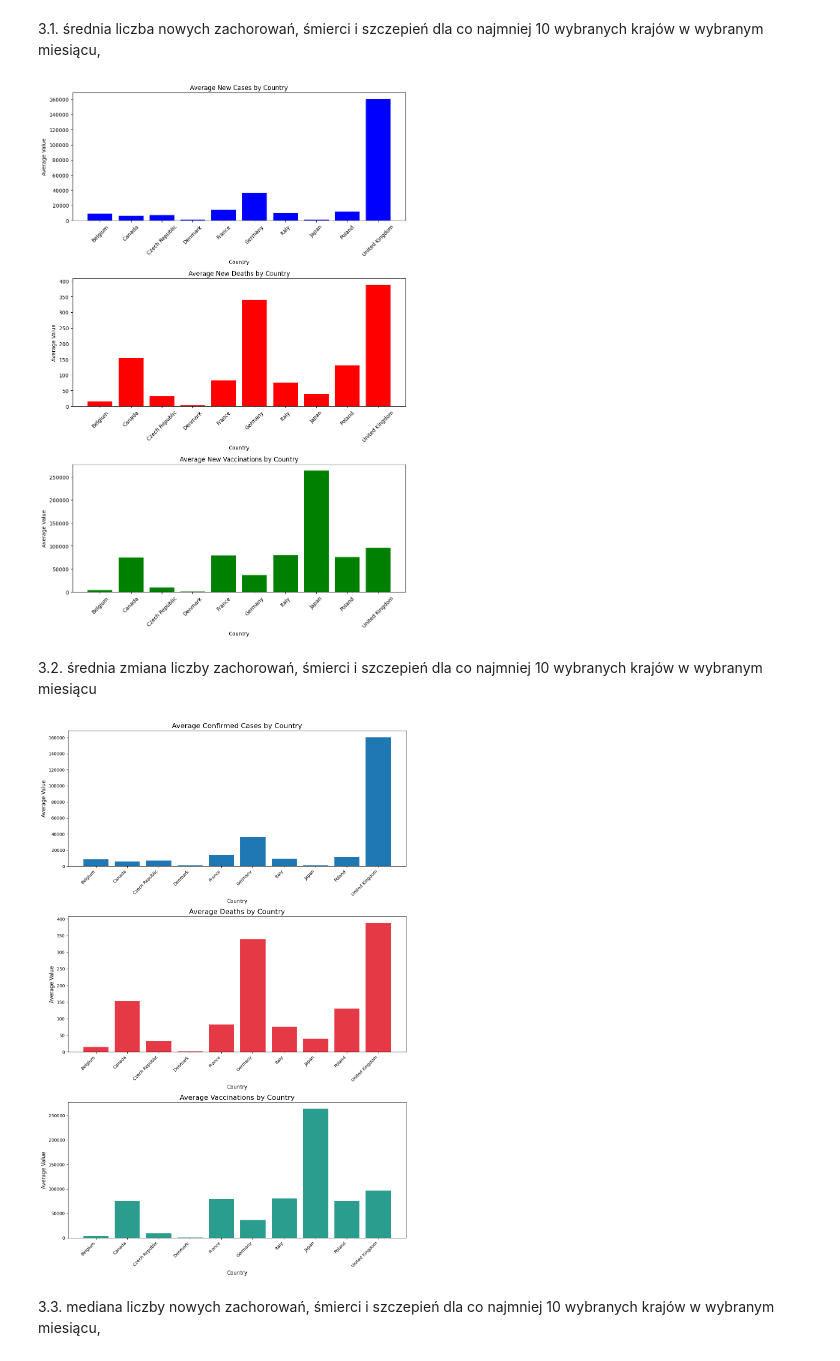
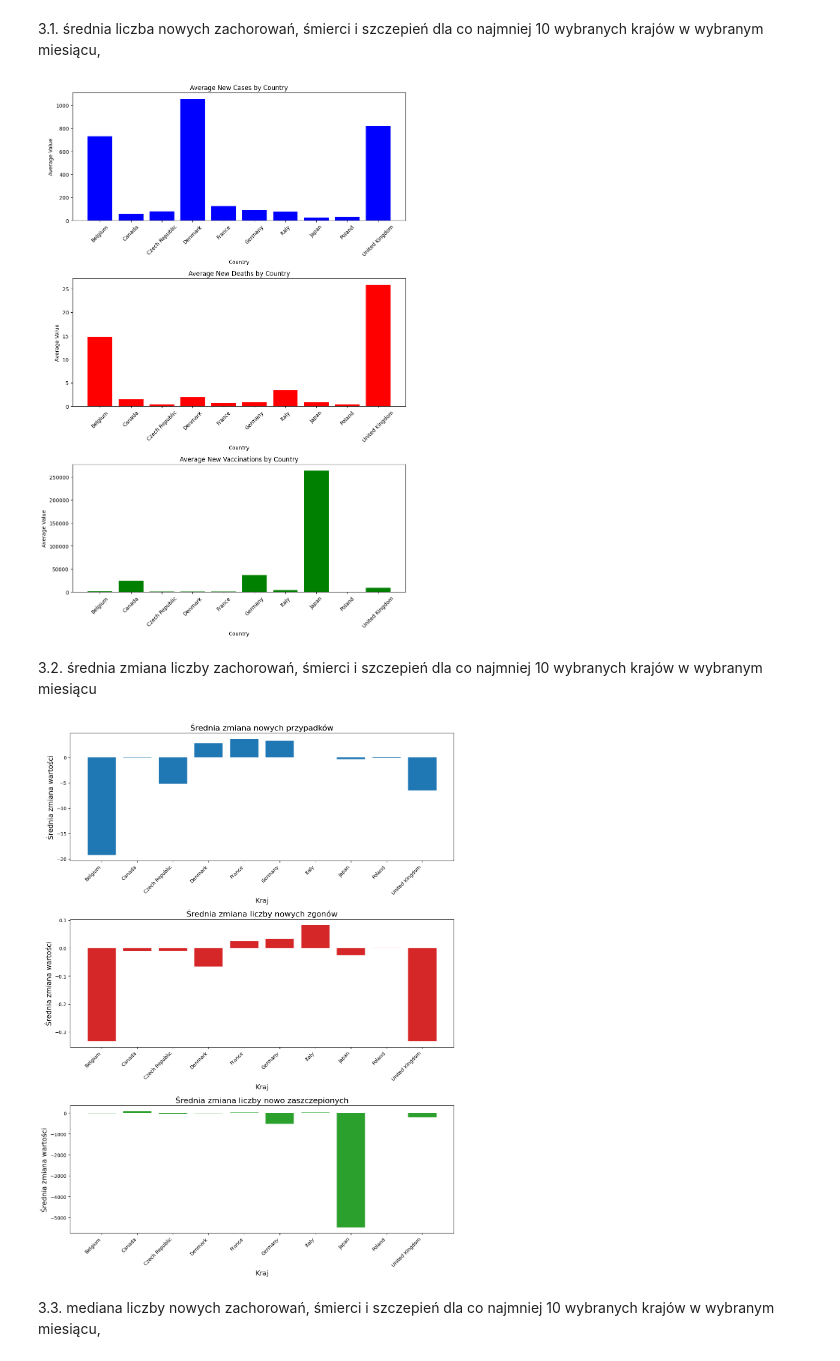
Before and after one commit to qmacdom/BigData, a Jupyter notebook: zad2.ipynb, the cells around one changed output. Saved outputs shown, nothing was run; the diff lists cells and outputs as text; code cells hidden in the pictures.

```diff
--- a/zad2.ipynb
+++ b/zad2.ipynb
@@ -118,28 +118,28 @@ merged_covid_df = pd.read_csv('results\\prepared_for_2_ex.csv')
 merged_covid_df['date'] = pd.to_datetime(merged_covid_df['date'])
 df_filtered = merged_covid_df[(merged_covid_df['date'].dt.year == 2021) & (merged_covid_df['date'].dt.month == 10) & (merged_covid_df['country_name'].isin(countries))]
 # %%
-avg_values = df_filtered.groupby(['country_name']).agg({'Total confirmed cases': 'mean', 'Total deceased': 'mean', 'Total vaccinations': 'mean'})
+avg_values = df_filtered.groupby(['country_name']).agg({'new_confirmed': 'mean', 'new_deceased': 'mean', 'new_persons_vaccinated': 'mean'})
 avg_values.reset_index(inplace=True)
 
 index = np.arange(len(avg_values['country_name']))
 
 fig, ax = plt.subplots(3, 1, figsize=(10, 15))
 
-ax[0].bar(index, avg_values['Total confirmed cases'], color='blue', label='New cases')
+ax[0].bar(index, avg_values['new_confirmed'], color='blue', label='New cases')
 ax[0].set_title('Average New Cases by Country')
 ax[0].set_xlabel('Country')
 ax[0].set_ylabel('Average Value')
 ax[0].set_xticks(index)
 ax[0].set_xticklabels(avg_values['country_name'], rotation=45)
 
-ax[1].bar(index, avg_values['Total deceased'], color='red', label='New deaths')
+ax[1].bar(index, avg_values['new_deceased'], color='red', label='New deaths')
 ax[1].set_title('Average New Deaths by Country')
 ax[1].set_xlabel('Country')
 ax[1].set_ylabel('Average Value')
 ax[1].set_xticks(index)
 ax[1].set_xticklabels(avg_values['country_name'], rotation=45)
 
-ax[2].bar(index, avg_values['Total vaccinations'], color='green', label='New vaccinations')
+ax[2].bar(index, avg_values['new_persons_vaccinated'], color='green', label='New vaccinations')
 ax[2].set_title('Average New Vaccinations by Country')
 ax[2].set_xlabel('Country')
 ax[2].set_ylabel('Average Value')
@@ -149,7 +149,7 @@ ax[2].set_xticklabels(avg_values['country_name'], rotation=45)
 plt.tight_layout()
 plt.show()
 # %% [output]
-[figure, old version]
+[figure, new version]
 # %% [markdown]
 3.2. średnia zmiana liczby zachorowań, śmierci i szczepień dla co najmniej 10 wybranych krajów w wybranym miesiącu
 # %%
@@ -162,40 +162,42 @@ merged_covid_df = pd.read_csv('results\\prepared_for_2_ex.csv')
 merged_covid_df['date'] = pd.to_datetime(merged_covid_df['date'])
 df_filtered = merged_covid_df[(merged_covid_df['date'].dt.year == 2021) & (merged_covid_df['date'].dt.month == 10) & (merged_covid_df['country_name'].isin(countries))]
 # %%
-avg_values = df_filtered.groupby(['country_name']).agg({'Total confirmed cases': 'mean', 'Total deceased': 'mean', 'Total vaccinations': 'mean'})
-avg_values.reset_index(inplace=True)
 
-index = np.arange(len(avg_values['country_name']))
+import matplotlib.pyplot as plt
+import numpy as np
 
-fig, ax = plt.subplots(3, 1, figsize=(12, 18))
+avg_diff_values = df_filtered.groupby('country_name')[['new_confirmed', 'new_deceased', 'new_persons_vaccinated']].diff()
+avg_diff_values = avg_diff_values.groupby(df_filtered['country_name']).mean()
+avg_diff_values.reset_index(inplace=True)
 
-ax[0].bar(index, avg_values['Total confirmed cases'], color='#1f77b4', label='Confirmed cases')
-ax[0].set_title('Average Confirmed Cases by Country', fontsize=16)
-ax[0].set_xlabel('Country', fontsize=12)
-ax[0].set_ylabel('Average Value', fontsize=12)
+index = np.arange(len(avg_diff_values['country_name']))
+
+fig, ax = plt.subplots(3, 1, figsize=(12, 16))
+
+ax[0].bar(index, avg_diff_values['new_confirmed'], color='#1f77b4')
+ax[0].set_title('Średnia zmiana nowych przypadków', fontsize=16)
+ax[0].set_xlabel('Kraj', fontsize=14)
+ax[0].set_ylabel('Średnia zmiana wartości', fontsize=14)
 ax[0].set_xticks(index)
-ax[0].set_xticklabels(avg_values['country_name'], rotation=45, ha='right', fontsize=10)
-ax[0].tick_params(axis='x', labelsize=10)
+ax[0].set_xticklabels(avg_diff_values['country_name'], rotation=45, ha='right')
 
-ax[1].bar(index, avg_values['Total deceased'], color='#e63946', label='Deaths')
-ax[1].set_title('Average Deaths by Country', fontsize=16)
-ax[1].set_xlabel('Country', fontsize=12)
-ax[1].set_ylabel('Average Value', fontsize=12)
+ax[1].bar(index, avg_diff_values['new_deceased'], color='#d62728')
+ax[1].set_title('Średnia zmiana liczby nowych zgonów', fontsize=16)
+ax[1].set_xlabel('Kraj', fontsize=14)
+ax[1].set_ylabel('Średnia zmiana wartości', fontsize=14)
 ax[1].set_xticks(index)
-ax[1].set_xticklabels(avg_values['country_name'], rotation=45, ha='right', fontsize=10)
-ax[1].tick_params(axis='x', labelsize=10)
+ax[1].set_xticklabels(avg_diff_values['country_name'], rotation=45, ha='right')
 
-ax[2].bar(index, avg_values['Total vaccinations'], color='#2a9d8f', label='Vaccinations')
-ax[2].set_title('Average Vaccinations by Country', fontsize=16)
-ax[2].set_xlabel('Country', fontsize=12)
-ax[2].set_ylabel('Average Value', fontsize=12)
+ax[2].bar(index, avg_diff_values['new_persons_vaccinated'], color='#2ca02c')
+ax[2].set_title('Średnia zmiana liczby nowo zaszczepionych', fontsize=16)
+ax[2].set_xlabel('Kraj', fontsize=14)
+ax[2].set_ylabel('Średnia zmiana wartości', fontsize=14)
 ax[2].set_xticks(index)
-ax[2].set_xticklabels(avg_values['country_name'], rotation=45, ha='right', fontsize=10)
-ax[2].tick_params(axis='x', labelsize=10)
+ax[2].set_xticklabels(avg_diff_values['country_name'], rotation=45, ha='right')
 
 plt.tight_layout()
 plt.show()
 # %% [output]
-[figure, old version]
+[figure, new version]
 # %% [markdown]
  3.3. mediana liczby nowych zachorowań, śmierci i szczepień dla co najmniej 10 wybranych krajów w wybranym miesiącu,
```
Also changed, not shown: parts of 6 cells of this notebook, 1 other file.
